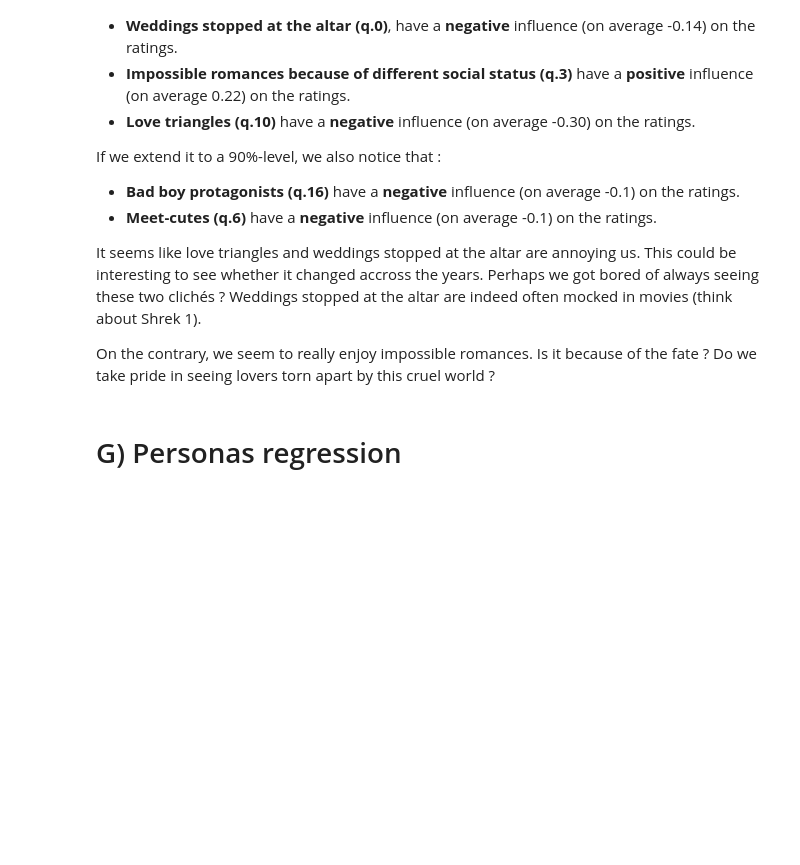
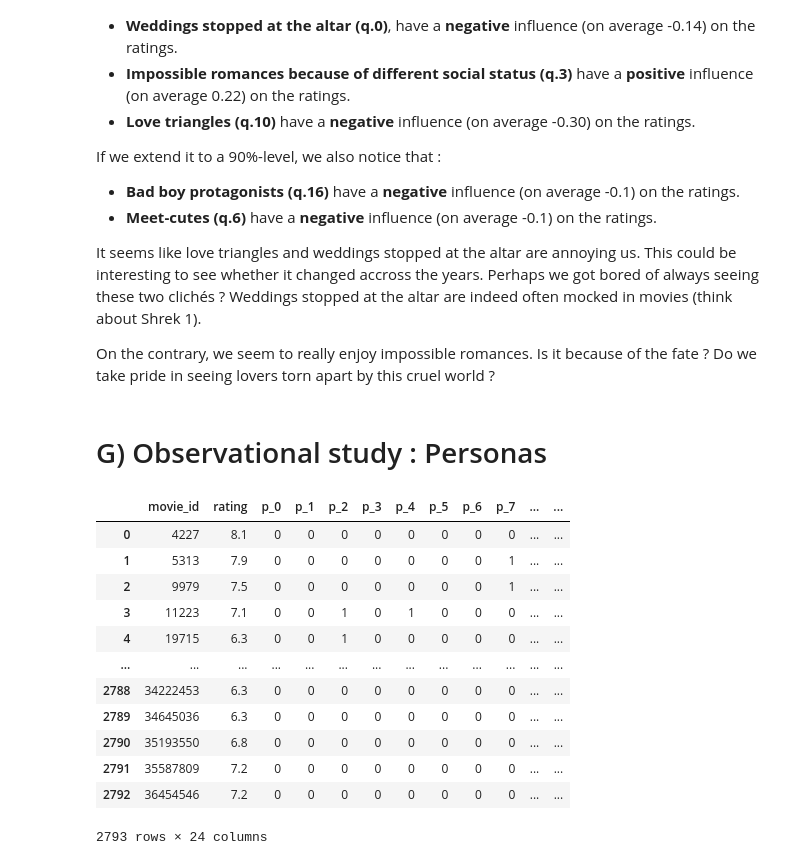
Before and after one commit to epfl-ada/ada-2023-project-theredpandada5, a Jupyter notebook: data_story.ipynb, the cells around one changed output. Saved outputs shown, nothing was run; the diff lists cells and outputs as text; code cells hidden in the pictures; blank space fills up the shorter version.

```diff
--- a/data_story.ipynb
+++ b/data_story.ipynb
@@ -509,5 +484,5 @@ display(filtered_df)
 # %%
-def create_matching(question, df):
+def create_matching_gpt(question, df):
 
     # If the question to test is one of the selected questions.
     question_is_selected_feature = (question in [0, 3, 4, 18])
@@ -520,7 +495,7 @@ def create_matching(question, df):
         selected_questions.append(q_tested)
 
     questions_to_remove = [x for x in questions_list if x not in selected_questions]
-    filtered_df = df_cleaned.drop(columns = questions_to_remove)
+    filtered_df = df.drop(columns = questions_to_remove).copy()
 
     if(question == 0) :
         q_0, q_3, q_4, q_18 = 1, 0, 0, 0
@@ -642,4 +617,4 @@ It seems like love triangles and weddings stopped at the altar are annoying us.
 
 On the contrary, we seem to really enjoy impossible romances. Is it because of the fate ? Do we take pride in seeing lovers torn apart by this cruel world ?
 # %% [markdown]
-# G) Personas regression
+# G) Observational study : Personas
@@ -645,0 +623,24 @@ On the contrary, we seem to really enjoy impossible romances. Is it because of t
+# %%
+personas_df = pd.read_csv('./Data/Preprocessed/tiens_robinson.tsv', delimiter='\t')
+
+personas_df = personas_df.merge(df[['movie_id', 'nb_votes', 'movie_release']], on='movie_id', how='left')
+
+one_hot = personas_df.copy()
+one_hot[personas_list] = one_hot[personas_list].apply(lambda x : x > 0).astype(int)
+one_hot['movie_release'] = one_hot['movie_release'].astype(int)
+one_hot['nb_votes'] = one_hot['nb_votes'].astype(int)
+display(one_hot)
+# %% [output]
+|  | movie_id | rating | p_0 | p_1 | p_2 | p_3 | p_4 | p_5 | p_6 | p_7 | ... | ... |
+| 0 | 4227 | 8.1 | 0 | 0 | 0 | 0 | 0 | 0 | 0 | 0 | ... | ... |
+| 1 | 5313 | 7.9 | 0 | 0 | 0 | 0 | 0 | 0 | 0 | 1 | ... | ... |
+| 2 | 9979 | 7.5 | 0 | 0 | 0 | 0 | 0 | 0 | 0 | 1 | ... | ... |
+| 3 | 11223 | 7.1 | 0 | 0 | 1 | 0 | 1 | 0 | 0 | 0 | ... | ... |
+| 4 | 19715 | 6.3 | 0 | 0 | 1 | 0 | 0 | 0 | 0 | 0 | ... | ... |
+| ... | ... | ... | ... | ... | ... | ... | ... | ... | ... | ... | ... | ... |
+| 2788 | 34222453 | 6.3 | 0 | 0 | 0 | 0 | 0 | 0 | 0 | 0 | ... | ... |
+| 2789 | 34645036 | 6.3 | 0 | 0 | 0 | 0 | 0 | 0 | 0 | 0 | ... | ... |
+| 2790 | 35193550 | 6.8 | 0 | 0 | 0 | 0 | 0 | 0 | 0 | 0 | ... | ... |
+| 2791 | 35587809 | 7.2 | 0 | 0 | 0 | 0 | 0 | 0 | 0 | 0 | ... | ... |
+| 2792 | 36454546 | 7.2 | 0 | 0 | 0 | 0 | 0 | 0 | 0 | 0 | ... | ... |
+2793 rows × 24 columns
```
Also changed, not shown: parts of 33 cells of this notebook.
